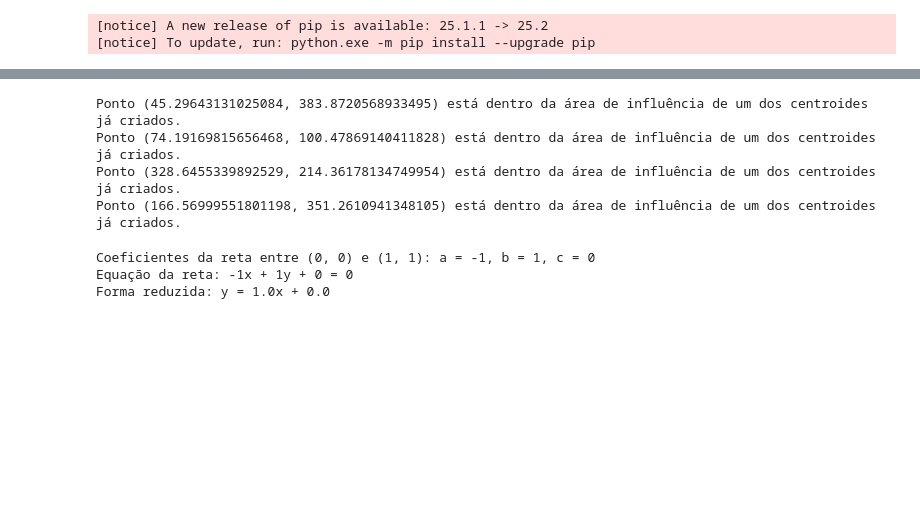
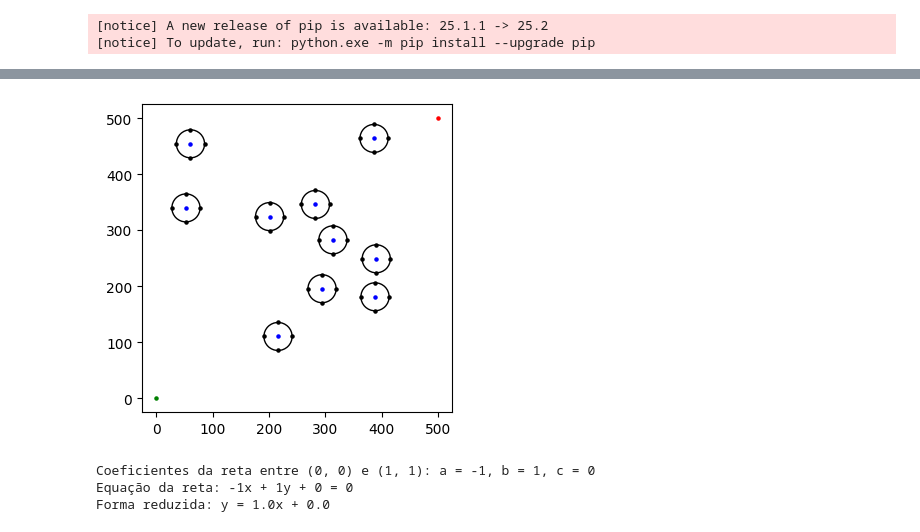
Before and after one commit to EmillySatiro/Sistemas-inteligentes, a Jupyter notebook: Trabalho_1/kaua_cod.ipynb, the cells around one changed output, grey strips where cells are left out. Saved outputs shown, nothing was run; the diff lists cells and outputs as text; code cells hidden in the pictures; blank space fills up the shorter version.

```diff
--- a/Trabalho_1/kaua_cod.ipynb
+++ b/Trabalho_1/kaua_cod.ipynb
@@ -23,3 +23,10 @@ raio_size = 25
 visual_s = 5
 qtd_centroides = 10
 paciencia = 10
+# %%
+def posicoes_circulos(x, y, raio_size):
+    valor_baixo = (x, y - raio_size)
+    valor_cima = (x, y + raio_size)
+    valor_esquerda = (x - raio_size, y)
+    valor_direita = (x + raio_size, y)
+    return valor_baixo, valor_cima, valor_esquerda, valor_direita
@@ -57,49 +68,46 @@ plt.savefig('criacao_base/0_pontos_iniciais.png', bbox_inches='tight', pad_inche
 # %%
+fig, ax = abrir_fig_ax()
+
 centroids = []
 posicoes_centroides = []
 
 interacao_atual = 0
 paciencia_atual = 0
 
 def distancia_euclidiana(ponto1, ponto2):
     x1, y1 = ponto1
     x2, y2 = ponto2
     return ((x2 - x1) ** 2 + (y2 - y1) ** 2) ** 0.5
 
 def verificar_distancia(x1, y1, x2, y2, raio_size) -> bool:
     return distancia_euclidiana((x1, y1), (x2, y2)) < 2 * raio_size
 
 while len(centroids) < qtd_centroides and paciencia_atual < paciencia:
 
     interacao_atual += 1
     paciencia_atual += 1
 
     x = random.uniform(raio_size, tamanho[0] - raio_size)
     y = random.uniform(raio_size, tamanho[1] - raio_size)
 
     if verificar_distancia(x, y, *ponto_inicial_final[0], raio_size):
-        print(f'Ponto ({x}, {y}) está dentro da área de influência do ponto inicial.')
+        # print(f'Ponto ({x}, {y}) está dentro da área de influência do ponto inicial.')
+        ...
     elif verificar_distancia(x, y, *ponto_inicial_final[1], raio_size):
-        print(f'Ponto ({x}, {y}) está dentro da área de influência do ponto final.')
+        # print(f'Ponto ({x}, {y}) está dentro da área de influência do ponto final.')
+        ...
     elif any(verificar_distancia(centroid[0], centroid[1], x, y, raio_size) for centroid in centroids):
-        print(f'Ponto ({x}, {y}) está dentro da área de influência de um dos centroides já criados.')
-        valores_pintados, _ = inserir_circulo(ax, x, y, raio_size, visual_s, 'red', 'orange')
-        exibir_figura(fig)
-        remover_valores_pintados(valores_pintados)
+        # print(f'Ponto ({x}, {y}) está dentro da área de influência de um dos centroides já criados.')
+        ...
     else:
-        _, posicao_circulo = inserir_circulo(ax, x, y, raio_size, visual_s, 'blue', 'purple')
-        exibir_figura(fig)
-
+        _, posicao_circulo = inserir_circulo_img(ax, x, y, raio_size, visual_s, 'blue', 'black')
         centroids.append((x, y))
         posicoes_centroides.append(posicao_circulo)
         paciencia_atual = 0
 
-exibir_figura(fig)
+salvar_fig_ax(fig, ax)
 # %% [output]
-Ponto (45.29643131025084, 383.8720568933495) está dentro da área de influência de um dos centroides já criados.
-Ponto (74.19169815656468, 100.47869140411828) está dentro da área de influência de um dos centroides já criados.
-Ponto (328.6455339892529, 214.36178134749954) está dentro da área de influência de um dos centroides já criados.
-Ponto (166.56999551801198, 351.2610941348105) está dentro da área de influência de um dos centroides já criados.
+[figure, added]
 # %%
 def coeficientes_reta(ponto_inicial, ponto_final):
     """
```
Also changed, not shown: parts of 8 cells of this notebook.
